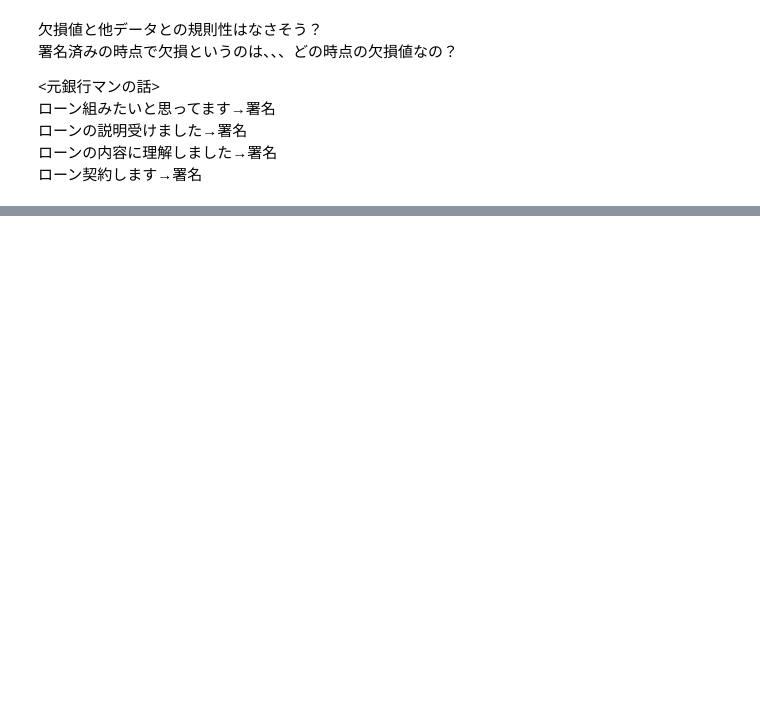
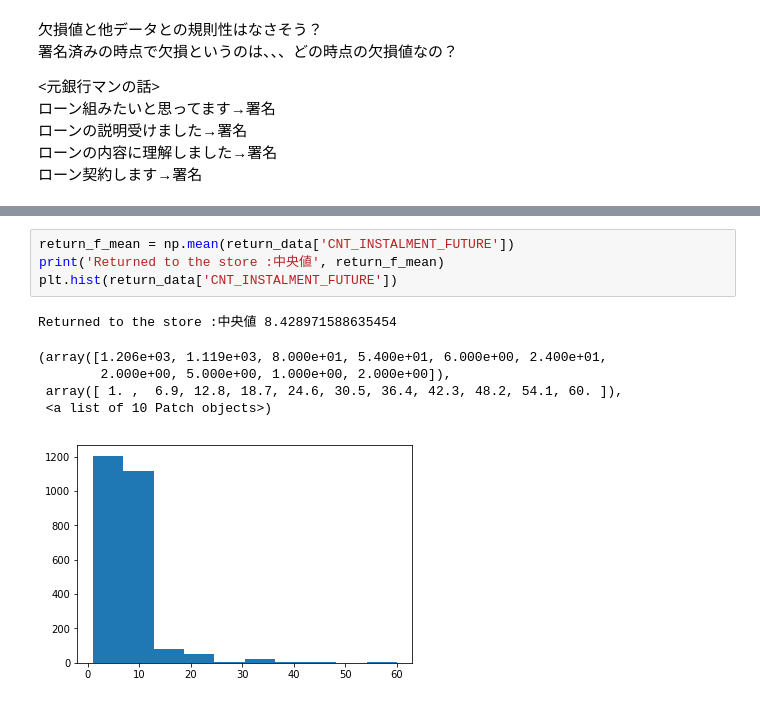
Before and after one commit to a-yoshio/kaggle_HomeCredit, a Jupyter notebook: EDA/POS_CASH_balance.ipynb, the cells around one changed output, grey strips where cells are left out. Cells and saved outputs as stored; diff of their text form; blank space fills up the shorter version.

```diff
--- a/EDA/POS_CASH_balance.ipynb
+++ b/EDA/POS_CASH_balance.ipynb
@@ -206,0 +255,11 @@ plt.hist(appr_data['CNT_INSTALMENT_FUTURE'])
+# %%
+return_f_mean = np.mean(return_data['CNT_INSTALMENT_FUTURE'])
+print('Returned to the store :中央値', return_f_mean)
+plt.hist(return_data['CNT_INSTALMENT_FUTURE'])
+# %% [output]
+Returned to the store :中央値 8.428971588635454
+(array([1.206e+03, 1.119e+03, 8.000e+01, 5.400e+01, 6.000e+00, 2.400e+01,
+        2.000e+00, 5.000e+00, 1.000e+00, 2.000e+00]),
+ array([ 1. ,  6.9, 12.8, 18.7, 24.6, 30.5, 36.4, 42.3, 48.2, 54.1, 60. ]),
+ <a list of 10 Patch objects>)
+[figure, added]
```
Also changed, not shown: parts of 26 cells of this notebook.
